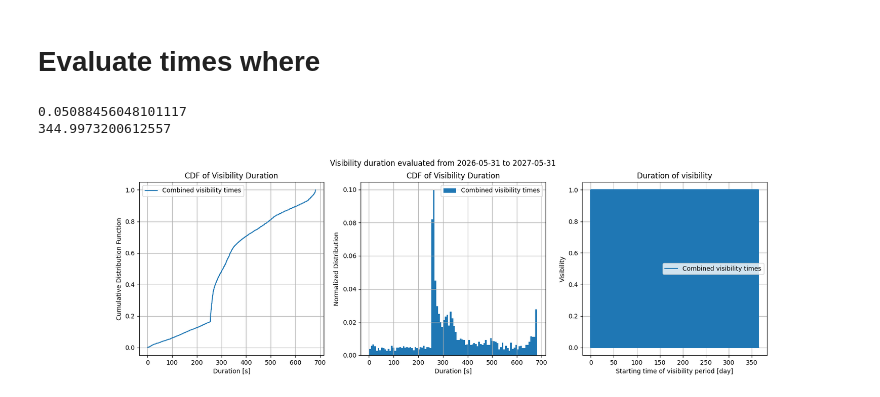
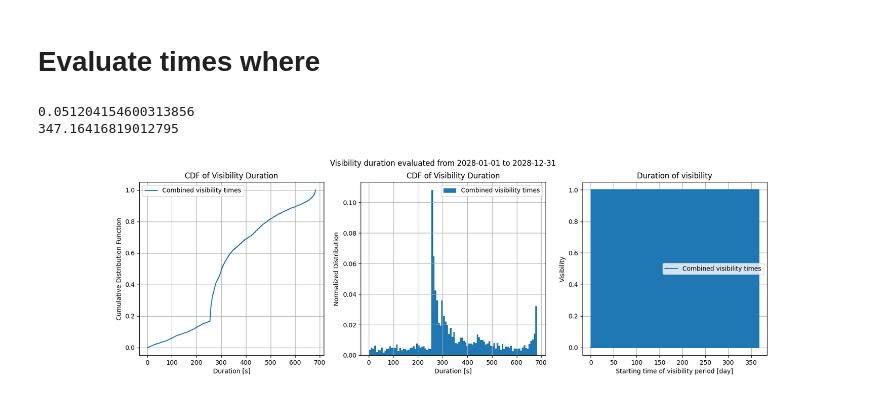
Before and after one commit to mani-sat/GODOTWork, a Jupyter notebook: evaluation_notebook.ipynb, the cells around one changed output. Cells and saved outputs as stored; diff of their text form; code cells hidden in the pictures.

```diff
--- a/evaluation_notebook.ipynb
+++ b/evaluation_notebook.ipynb
@@ -31,8 +32,8 @@ print(sc.shape)
 from mani import GodotHandler
 from godot.core import tempo
 uni_file = './universe2.yml'
-ep1 = tempo.Epoch('2026-06-01T00:00:00 TDB')
-ep2 = tempo.Epoch('2027-06-01T00:00:00 TDB')
+ep1 = tempo.Epoch('2028-01-01T00:00:00 TDB')
+ep2 = tempo.Epoch('2029-01-01T00:00:00 TDB')
 godotHandler = GodotHandler(ep1, ep2, 1.0, './universe2.yml')
 res = godotHandler.calculate_visibility()
 # %% [output]
@@ -79,0 +47,11 @@ KeyboardInterrupt
+# %%
+try:
+    res
+except NameError:
+    print("Res not defined")
+    with open('one_year.pickle', 'rb') as f:
+        res = pickle.load(f)
+else:
+    print("Continues working with loaded res")
+    with open('one_year.pickle', 'wb') as f:
+        pickle.dump(res, f, pickle.HIGHEST_PROTOCOL)
@@ -176,8 +164,8 @@ los_NN = res.above_elev('NN11', elev_lim) & res.has([SEEnum.CLEAR_MOON_NN])
 los_CB = res.above_elev('CB11', elev_lim) & res.has([SEEnum.CLEAR_MOON_CB])
 los_MG = res.above_elev('MG11', elev_lim) & res.has([SEEnum.CLEAR_MOON_MG])
 condition = (los_NN | los_CB | los_MG) & res.has_not([SEEnum.SUN_ON_MOON])
-view_time_span = godotHandler.get_view_times_span(condition)
-visibility_length =  godotHandler.get_view_time_lengths(view_time_span)
+view_time_span = get_view_times_span(res['time'], condition)
+visibility_length =  get_view_time_lengths(view_time_span)
 
 plot_distributions(visibility_length, view_time_span, 'Combined visibility times', 'combed_vis_time')
 
@@ -210,7 +198,7 @@ HP mode 2027-04-11T19:21:49.000000 TDB
 plt.figure()
 n  = 1500000
 span = [n,n+100000]
-event_grid = godotHandler.get_event_grid()
+event_grid = res['time']
 times = [time.mjd() for time in event_grid]
 plt.step(times, condition.to_list(), label='Visibility')
 plt.legend()
@@ -233,8 +221,8 @@ elev_lim = 10
 los_CB = res.above_elev('CB11',elev_lim) & res.has([SEEnum.CLEAR_MOON_CB])
 condition = (res.has([SEEnum.SUN_ON_SPACECRAFT]) & res.has_not([SEEnum.SUN_ON_MOON]) & los_CB)
 
-rare_sun_spans = godotHandler.get_view_times_span(condition)
-rare_sun_times =  godotHandler.get_view_time_lengths(rare_sun_spans)
+rare_sun_spans = get_view_times_span(res['time'], condition)
+rare_sun_times =  get_view_time_lengths(rare_sun_spans)
 
 def plot_cdf(ax, bins,vals, name):
     ax.plot(bins[:-1], np.cumsum(vals), label = name)
@@ -266,37 +254,37 @@ def plot_times(ax, grid, condition, name):
 def plot_distributions_2(arr, time_spans, grid, condition, labels, filename):
 
     fig = plt.figure(figsize = (18,5))
     ax0, ax1, ax2 = fig.subplots(1,3)
 
     name = labels
     vals, bins = np.histogram(arr, bins=1000, weights=np.ones(len(arr)) / len(arr))
     plot_cdf(ax0, bins, vals, name)
 
     plot_hist(ax1, arr, name)
 
     plot_times(ax2, grid, condition, name)
 
     all_times = time_spans
     start_t = get_date_string(np.min(all_times))
     end_t = get_date_string(np.max(all_times))
 
     fig.suptitle(f'Visibility duration evaluated from {start_t} to {end_t}')
 
     fig.savefig('./output/'+filename+'.png', bbox_inches='tight')
 
-event_grid = godotHandler.get_event_grid()
+event_grid = res['time']
 plot_distributions_2(rare_sun_times, rare_sun_spans, event_grid, condition, 'Combined visibility times', 'sun_times')
 del event_grid
 for interval in rare_sun_spans:
     start = interval[0]
     end = interval[1]
     #print( f"HP mode {start} to {end}, duration {end - start} secs" )
 print(np.mean(rare_sun_spans[:,1]-rare_sun_spans[:,0]) / 60 /113)
 print(np.mean(rare_sun_spans[:,1]-rare_sun_spans[:,0]))
 # %% [output]
-0.05088456048101117
-344.9973200612557
+0.051204154600313856
+347.16416819012795
-[figure, old version]
+[figure, new version]
 # %%
 elev_lim = 10
 condition = res.above_elev('CB11', elev_lim) & res.has([SEEnum.CLEAR_MOON_CB])
```
Also changed, not shown: parts of 14 cells of this notebook, 8 other files.
